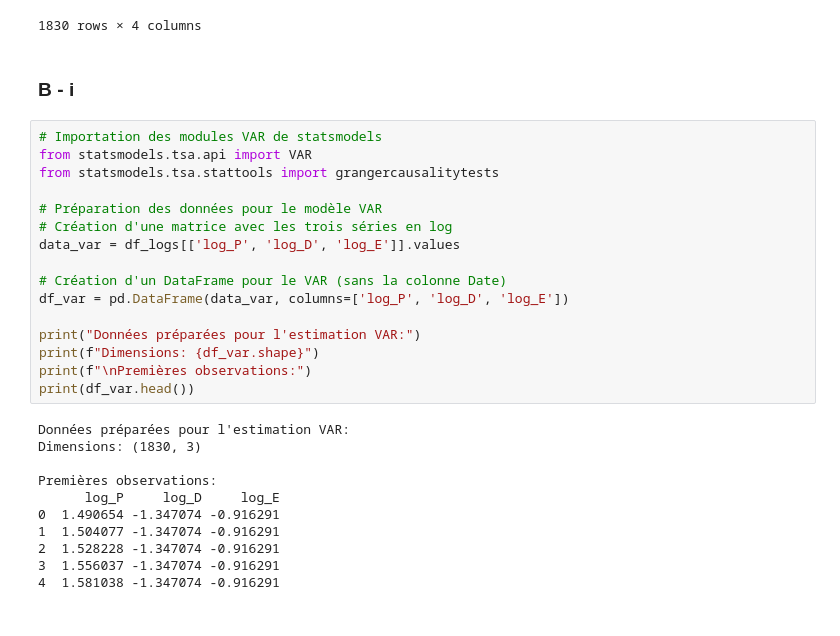
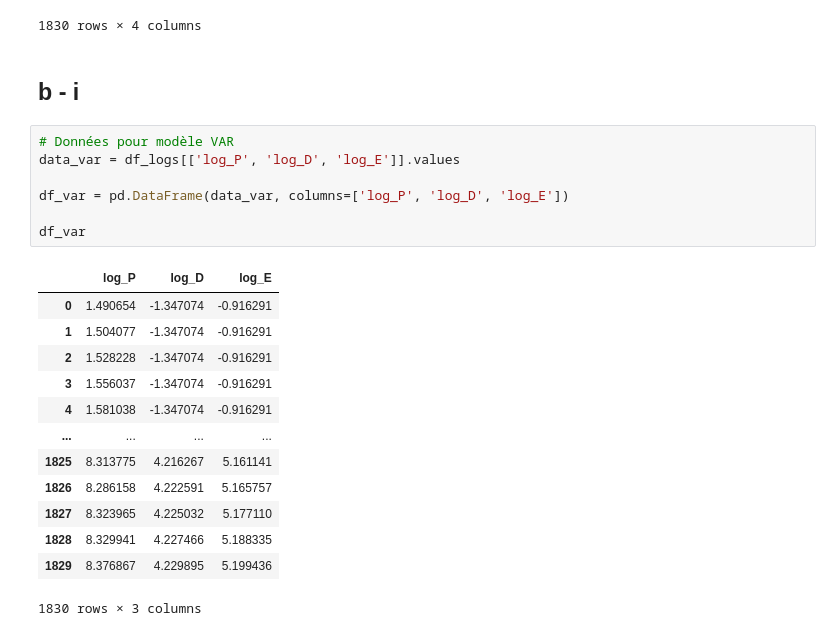
Before and after one commit to Lilas-Bertot/EXAMEN-FINAL, a Jupyter notebook: Q2.ipynb, the cells around one changed output. Drawn from its saved outputs; the diff is of its cells as text.

```diff
--- a/Q2.ipynb
+++ b/Q2.ipynb
@@ -984,32 +346,26 @@ df_logs
 | 1829 | 2023-06-01 | 8.376867 | 4.229895 | 5.199436 |
 1830 rows × 4 columns
 # %% [markdown]
-### B - i
+## b - i
 # %%
-# Importation des modules VAR de statsmodels
-from statsmodels.tsa.api import VAR
-from statsmodels.tsa.stattools import grangercausalitytests
-
-# Préparation des données pour le modèle VAR
-# Création d'une matrice avec les trois séries en log
+# Données pour modèle VAR
 data_var = df_logs[['log_P', 'log_D', 'log_E']].values
 
-# Création d'un DataFrame pour le VAR (sans la colonne Date)
 df_var = pd.DataFrame(data_var, columns=['log_P', 'log_D', 'log_E'])
 
-print("Données préparées pour l'estimation VAR:")
-print(f"Dimensions: {df_var.shape}")
-print(f"\nPremières observations:")
-print(df_var.head())
+df_var
 # %% [output]
+|  | log_P | log_D | log_E |
+| 0 | 1.490654 | -1.347074 | -0.916291 |
+| 1 | 1.504077 | -1.347074 | -0.916291 |
+| 2 | 1.528228 | -1.347074 | -0.916291 |
+| 3 | 1.556037 | -1.347074 | -0.916291 |
+| 4 | 1.581038 | -1.347074 | -0.916291 |
+| ... | ... | ... | ... |
+| 1825 | 8.313775 | 4.216267 | 5.161141 |
+| 1826 | 8.286158 | 4.222591 | 5.165757 |
+| 1827 | 8.323965 | 4.225032 | 5.177110 |
+| 1828 | 8.329941 | 4.227466 | 5.188335 |
+| 1829 | 8.376867 | 4.229895 | 5.199436 |
-Données préparées pour l'estimation VAR:
-Dimensions: (1830, 3)
-
-Premières observations:
-      log_P     log_D     log_E
-0  1.490654 -1.347074 -0.916291
-1  1.504077 -1.347074 -0.916291
-2  1.528228 -1.347074 -0.916291
-3  1.556037 -1.347074 -0.916291
-4  1.581038 -1.347074 -0.916291
+1830 rows × 3 columns
 # %%
```
Also changed, not shown: parts of 32 cells of this notebook.
